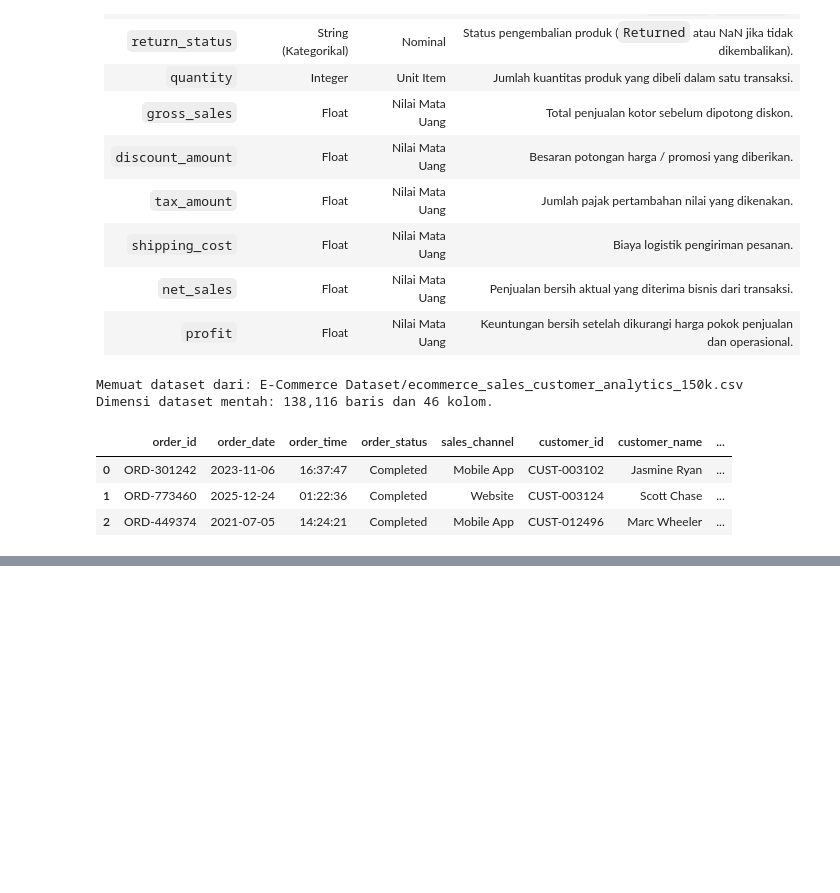
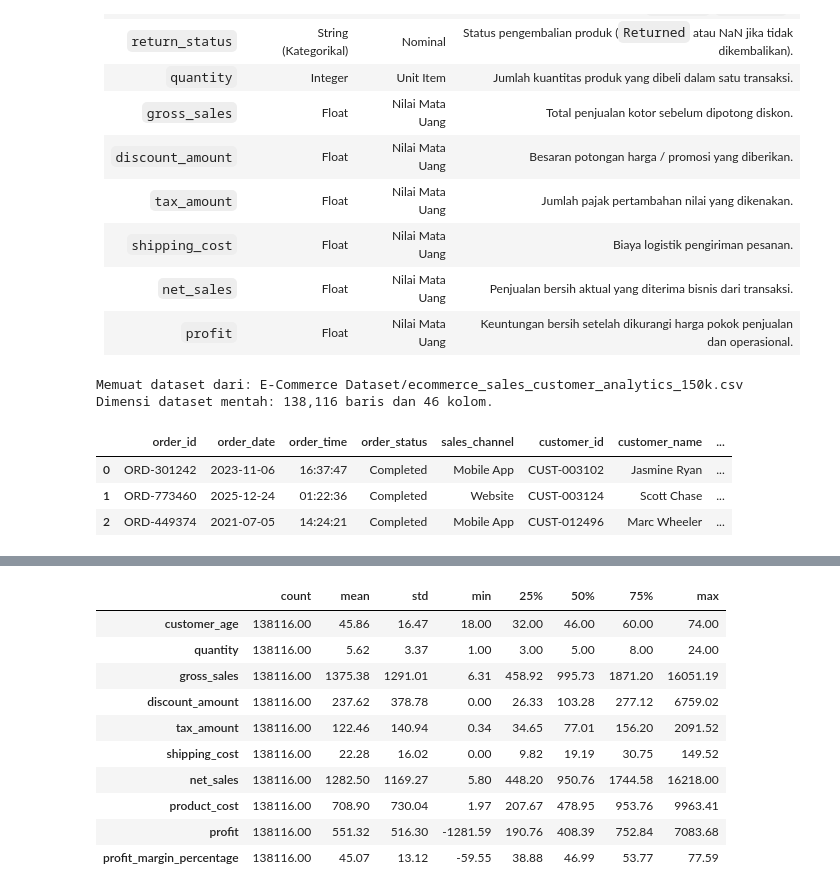
Before and after one commit to lollybrownn/Customer-Segmentation-with-RFM-method-and-K-Means, a Jupyter notebook: segmentasi_pelanggan_rfm_kmeans.ipynb, the cells around one changed output, grey strips where cells are left out. Drawn from its saved outputs; the diff is of its cells as text; code cells hidden in the pictures; blank space fills up the shorter version.

```diff
--- a/segmentasi_pelanggan_rfm_kmeans.ipynb
+++ b/segmentasi_pelanggan_rfm_kmeans.ipynb
@@ -204,0 +233,18 @@ df_raw.info()
+# %%
+# 3.1. Ringkasan Statistik Deskriptif Variabel Kuantitatif Kunci
+numeric_cols = ['customer_age', 'quantity', 'gross_sales', 'discount_amount',
+                'tax_amount', 'shipping_cost', 'net_sales', 'product_cost', 'profit', 'profit_margin_percentage']
+
+df_raw[numeric_cols].describe().T
+# %% [output]
+|  | count | mean | std | min | 25% | 50% | 75% | max |
+| customer_age | 138116.00 | 45.86 | 16.47 | 18.00 | 32.00 | 46.00 | 60.00 | 74.00 |
+| quantity | 138116.00 | 5.62 | 3.37 | 1.00 | 3.00 | 5.00 | 8.00 | 24.00 |
+| gross_sales | 138116.00 | 1375.38 | 1291.01 | 6.31 | 458.92 | 995.73 | 1871.20 | 16051.19 |
+| discount_amount | 138116.00 | 237.62 | 378.78 | 0.00 | 26.33 | 103.28 | 277.12 | 6759.02 |
+| tax_amount | 138116.00 | 122.46 | 140.94 | 0.34 | 34.65 | 77.01 | 156.20 | 2091.52 |
+| shipping_cost | 138116.00 | 22.28 | 16.02 | 0.00 | 9.82 | 19.19 | 30.75 | 149.52 |
+| net_sales | 138116.00 | 1282.50 | 1169.27 | 5.80 | 448.20 | 950.76 | 1744.58 | 16218.00 |
+| product_cost | 138116.00 | 708.90 | 730.04 | 1.97 | 207.67 | 478.95 | 953.76 | 9963.41 |
+| profit | 138116.00 | 551.32 | 516.30 | -1281.59 | 190.76 | 408.39 | 752.84 | 7083.68 |
+| profit_margin_percentage | 138116.00 | 45.07 | 13.12 | -59.55 | 38.88 | 46.99 | 53.77 | 77.59 |
```
Also changed, not shown: parts of 13 cells of this notebook.
